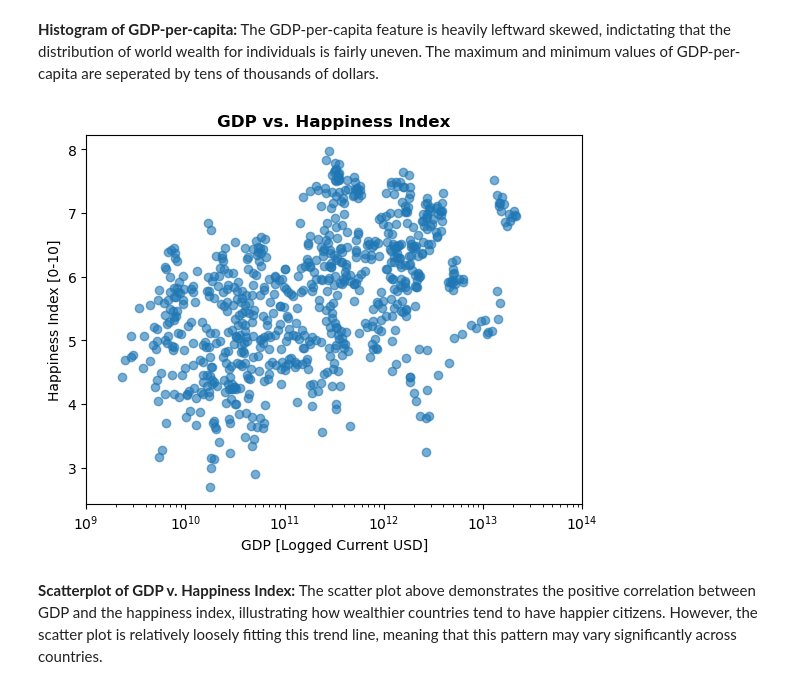
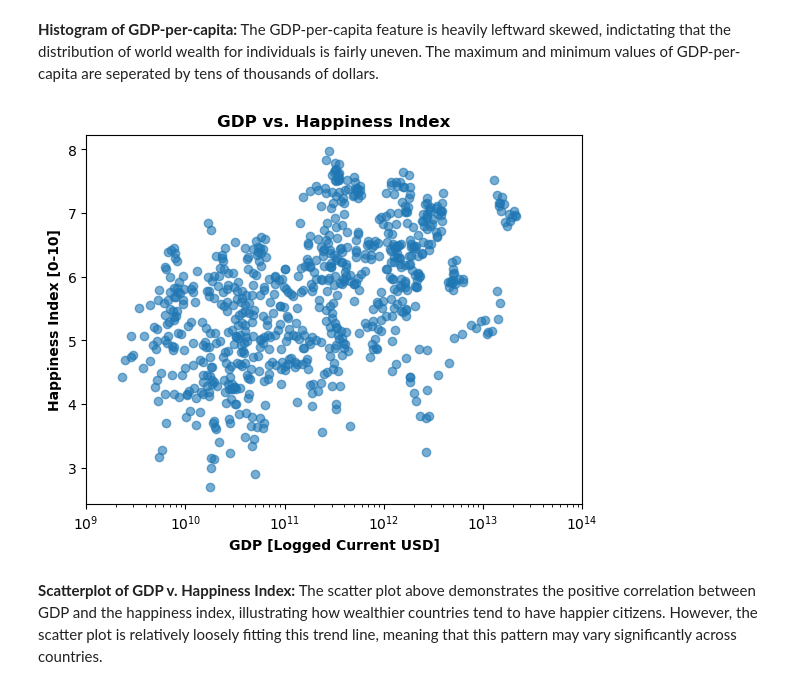
Before and after one commit to iwecht1/1030project, a Jupyter notebook: src/Solving For Happiness.ipynb, the cells around one changed output. Saved outputs shown, nothing was run; the diff lists cells and outputs as text; code cells hidden in the pictures.

```diff
--- a/src/Solving For Happiness.ipynb
+++ b/src/Solving For Happiness.ipynb
@@ -190,21 +191,21 @@ Name: GDP_cap Current, dtype: float64
 # %%
 # create axis for logged scatter of GDP
 ax = plt.gca()
 
 # create scatter plot and ticks
 ax.scatter(df['GDP Current'],df['Target Score'],alpha=.6)
 ax.set_xscale('log')
 ax.set_xticks([math.pow(10,9),math.pow(10,10),math.pow(10,11),math.pow(10,12),math.pow(10,13),math.pow(10,14)])
 # plt.xlim(math.pow(10,9.3),math.pow(10,13.6))
 
 # label and show the plot
-plt.xlabel('GDP [Logged Current USD]')
-plt.ylabel('Happiness Index [0-10]')
+plt.xlabel('GDP [Logged Current USD]',weight='bold')
+plt.ylabel('Happiness Index [0-10]',weight='bold')
 plt.title('GDP vs. Happiness Index',weight='bold')
-plt.savefig(fname='../figures/GDP_vs_happiness_scatter',format='png')
+plt.savefig(fname='../figures/GDP_vs_happiness_scatter',format='png',dpi=300)
 plt.show()
 # %% [output]
-[figure, old version]
+[figure, new version]
 # %% [markdown]
 **Scatterplot of GDP v. Happiness Index:** The scatter plot above demonstrates the positive correlation between GDP and the happiness index, illustrating how wealthier countries tend to have happier citizens. However, the scatter plot is relatively loosely fitting this trend line, meaning that this pattern may vary significantly across countries.
 # %%
```
Also changed, not shown: parts of 3 cells of this notebook, 4 other files.
